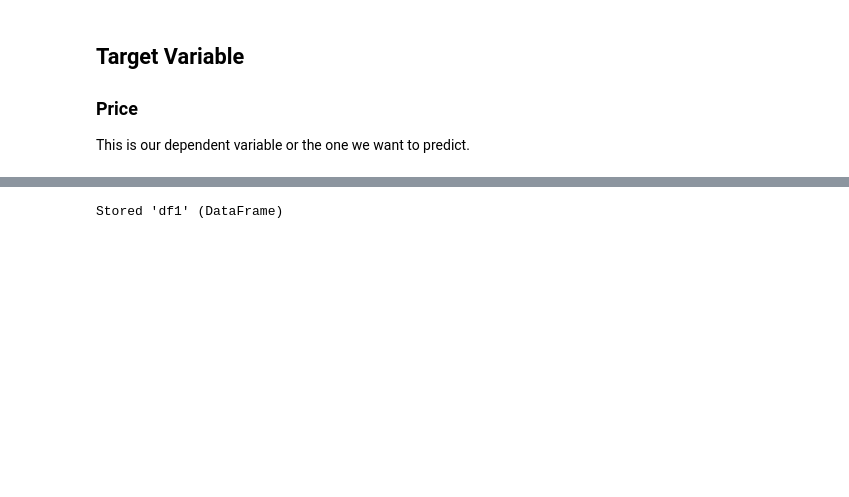
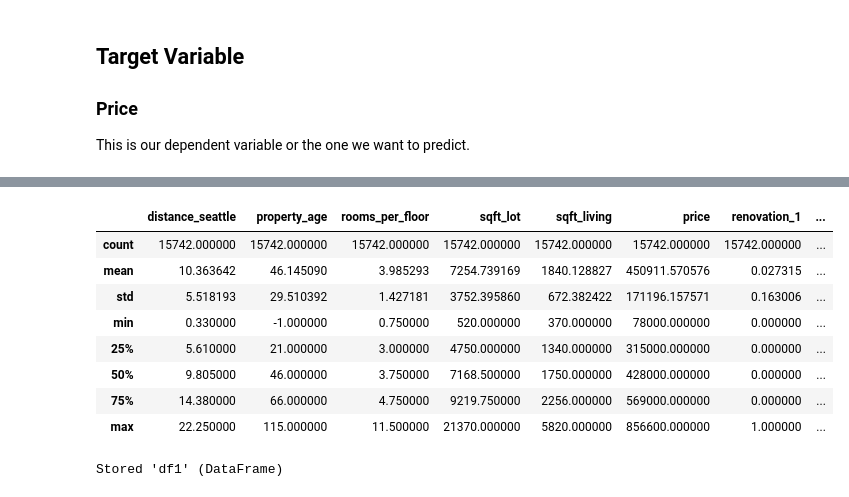
Before and after one commit to adcm2292/dsc-phase-2-project-online, a Jupyter notebook: notebooks/n0_Obtaining-Cleaning-Scrubbing-Data.ipynb, the cells around one changed output, grey strips where cells are left out. Cells and saved outputs as stored; diff of their text form; code cells hidden in the pictures; blank space fills up the shorter version.

```diff
--- a/notebooks/n0_Obtaining-Cleaning-Scrubbing-Data.ipynb
+++ b/notebooks/n0_Obtaining-Cleaning-Scrubbing-Data.ipynb
@@ -528,3 +506,15 @@ memory usage: 839.5 KB
+# %%
+df1.describe()
+# %% [output]
+|  | distance_seattle | property_age | rooms_per_floor | sqft_lot | sqft_living | price | renovation_1 | ... |
+| count | 15742.000000 | 15742.000000 | 15742.000000 | 15742.000000 | 15742.000000 | 15742.000000 | 15742.000000 | ... |
+| mean | 10.363642 | 46.145090 | 3.985293 | 7254.739169 | 1840.128827 | 450911.570576 | 0.027315 | ... |
+| std | 5.518193 | 29.510392 | 1.427181 | 3752.395860 | 672.382422 | 171196.157571 | 0.163006 | ... |
+| min | 0.330000 | -1.000000 | 0.750000 | 520.000000 | 370.000000 | 78000.000000 | 0.000000 | ... |
+| 25% | 5.610000 | 21.000000 | 3.000000 | 4750.000000 | 1340.000000 | 315000.000000 | 0.000000 | ... |
+| 50% | 9.805000 | 46.000000 | 3.750000 | 7168.500000 | 1750.000000 | 428000.000000 | 0.000000 | ... |
+| 75% | 14.380000 | 66.000000 | 4.750000 | 9219.750000 | 2256.000000 | 569000.000000 | 0.000000 | ... |
+| max | 22.250000 | 115.000000 | 11.500000 | 21370.000000 | 5820.000000 | 856600.000000 | 1.000000 | ... |
 # %%
 %store df1
 # %% [output]
```
Also changed, not shown: parts of 26 cells of this notebook, 8 other files.
